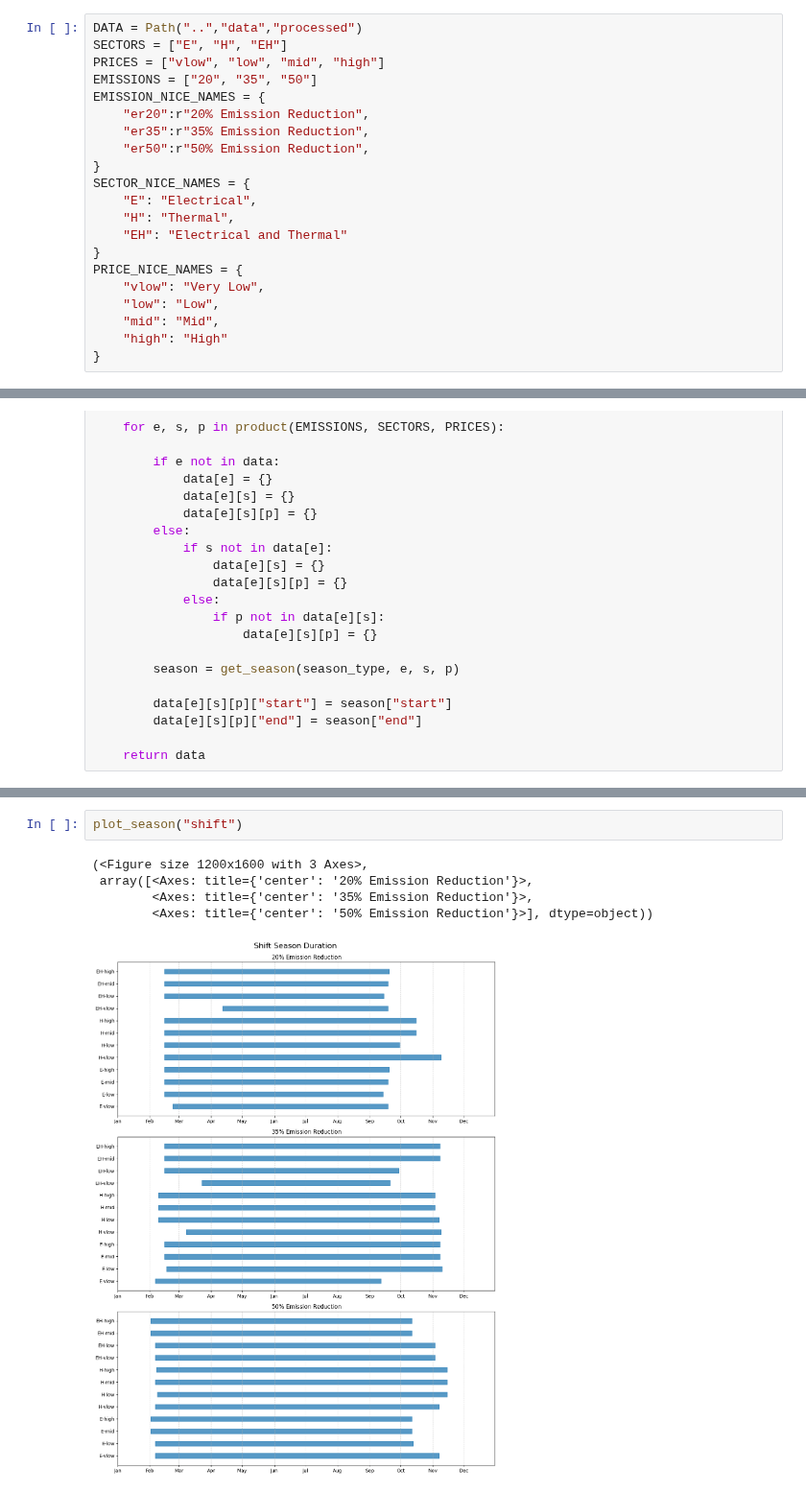
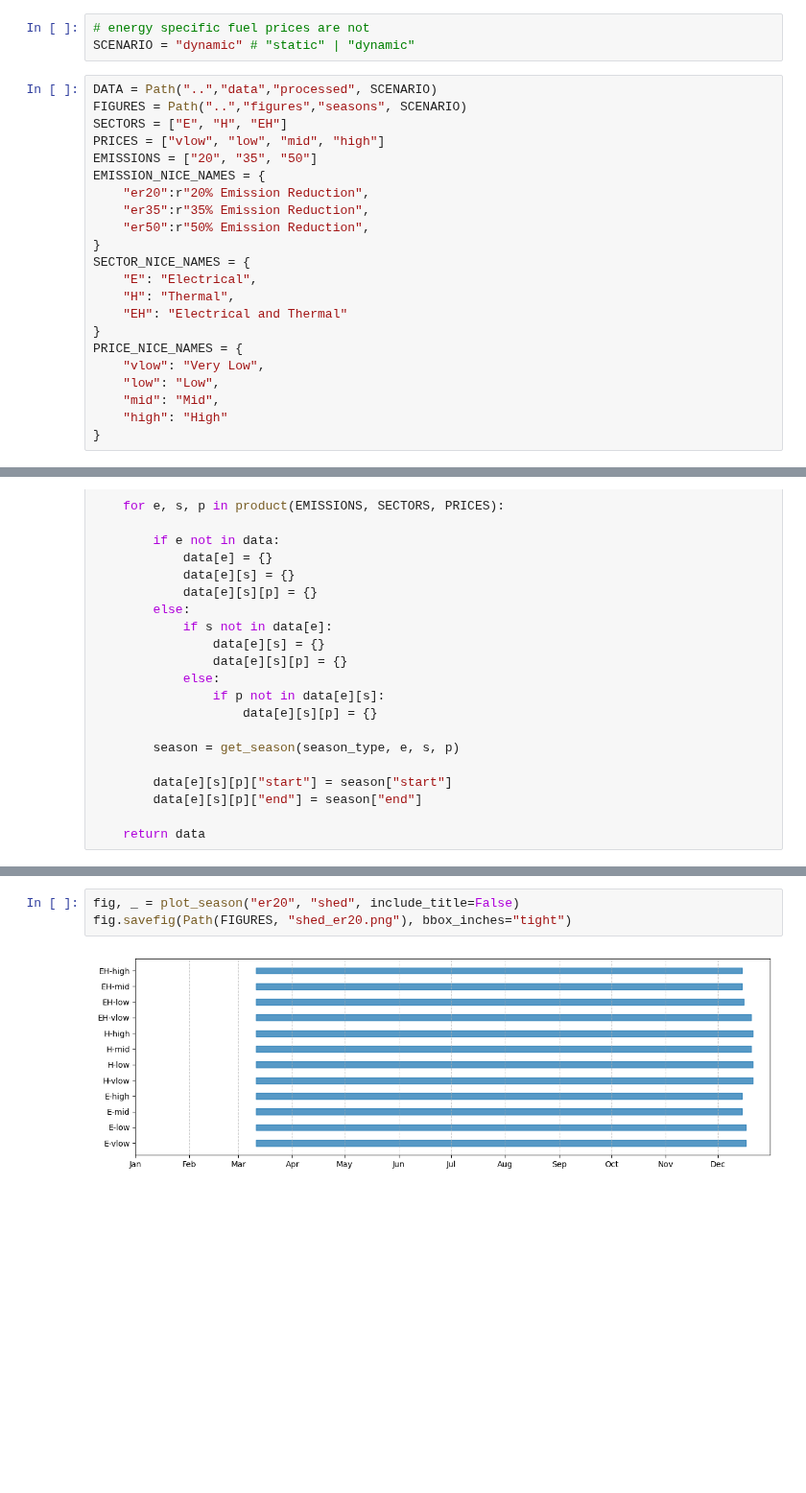
Before and after one commit to trevorb1/pypsa-demand-response, a Jupyter notebook: analysis/seasons.ipynb, the cells around one changed output, grey strips where cells are left out. Shown at 96% size. Cells and saved outputs as stored; diff of their text form; blank space fills up the shorter version.

Commit message:
seasons

```diff
--- a/analysis/seasons.ipynb
+++ b/analysis/seasons.ipynb
@@ -7,8 +6,12 @@ from typing import Optional
 from itertools import product
 import matplotlib.dates as mdates
 import datetime
+# %%
+# energy specific fuel prices are not
+SCENARIO = "dynamic" # "static" | "dynamic"
 # %%
-DATA = Path("..","data","processed")
+DATA = Path("..","data","processed", SCENARIO)
+FIGURES = Path("..","figures","seasons", SCENARIO)
 SECTORS = ["E", "H", "EH"]
 PRICES = ["vlow", "low", "mid", "high"]
 EMISSIONS = ["20", "35", "50"]
@@ -136,8 +128,5 @@ plot_season("shed")
-# %%
-plot_season("shift")
-# %% [output]
-(<Figure size 1200x1600 with 3 Axes>,
- array([<Axes: title={'center': '20% Emission Reduction'}>,
-        <Axes: title={'center': '35% Emission Reduction'}>,
-        <Axes: title={'center': '50% Emission Reduction'}>], dtype=object))
-[figure, removed]
+# %%
+fig, _ = plot_season("er20", "shed", include_title=False)
+fig.savefig(Path(FIGURES, "shed_er20.png"), bbox_inches="tight")
+# %% [output]
+[figure, added]
```
Also changed, not shown: parts of 8 cells of this notebook, 1 other file.
